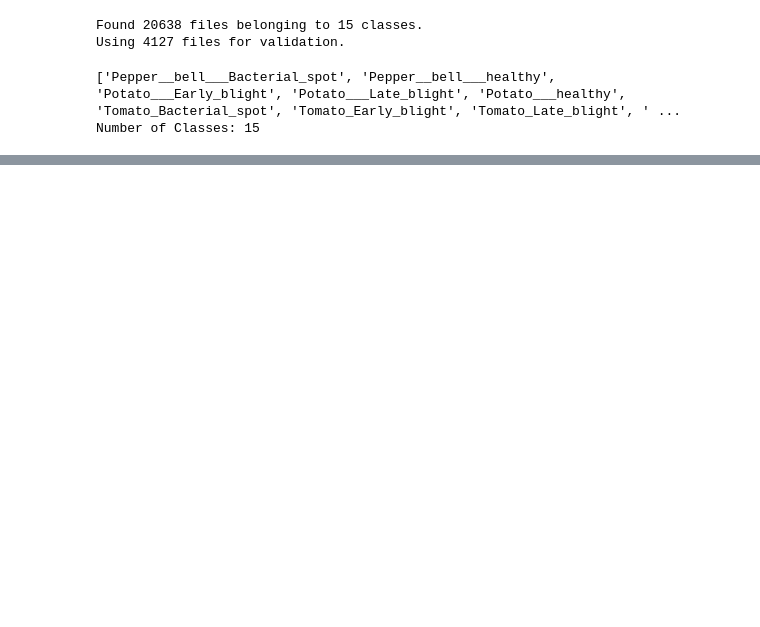
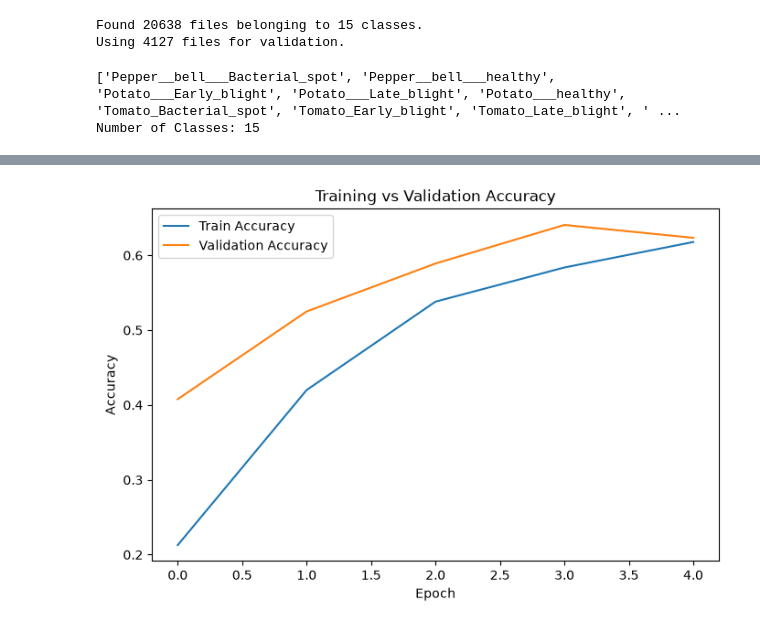
Before and after one commit to Huzaif9088/plant_disease_detection, a Jupyter notebook: notebooks/07_model_evaluation.ipynb, the cells around one changed output, grey strips where cells are left out. Cells and saved outputs as stored; diff of their text form; code cells hidden in the pictures; blank space fills up the shorter version.

```diff
--- a/notebooks/07_model_evaluation.ipynb
+++ b/notebooks/07_model_evaluation.ipynb
@@ -56,16 +58,18 @@ print(f"Validation Accuracy: {accuracy*100:.2f}%")
 # %%
 with open('../artifacts/history.pkl', 'rb') as file:
     history = pickle.load(file)
     plt.figure(figsize=(8,5))
     plt.plot(history['accuracy'],
              label='Train Accuracy')
-    plt.plot(history['val_accuracy'], l
-             abel='Validation Accuracy')
+    plt.plot(history['val_accuracy'],
+             label='Validation Accuracy')
     plt.title('Training vs Validation Accuracy')
     plt.xlabel('Epoch')
     plt.ylabel('Accuracy')
     plt.legend()
     plt.show()
+# %% [output]
+[figure, added]
 # %%
 plt.figure(figsize=(8,5))
 plt.plot(history['loss'],
```
Also changed, not shown: parts of 8 cells of this notebook, 5 other files.
